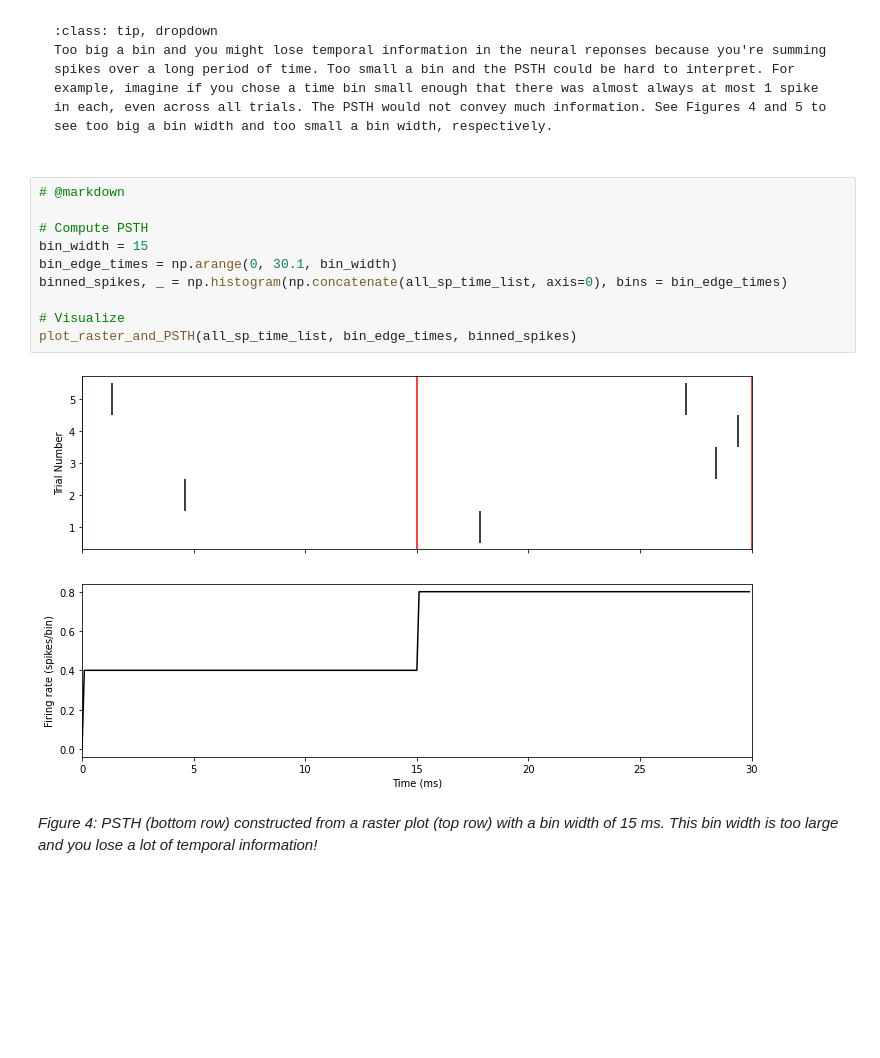
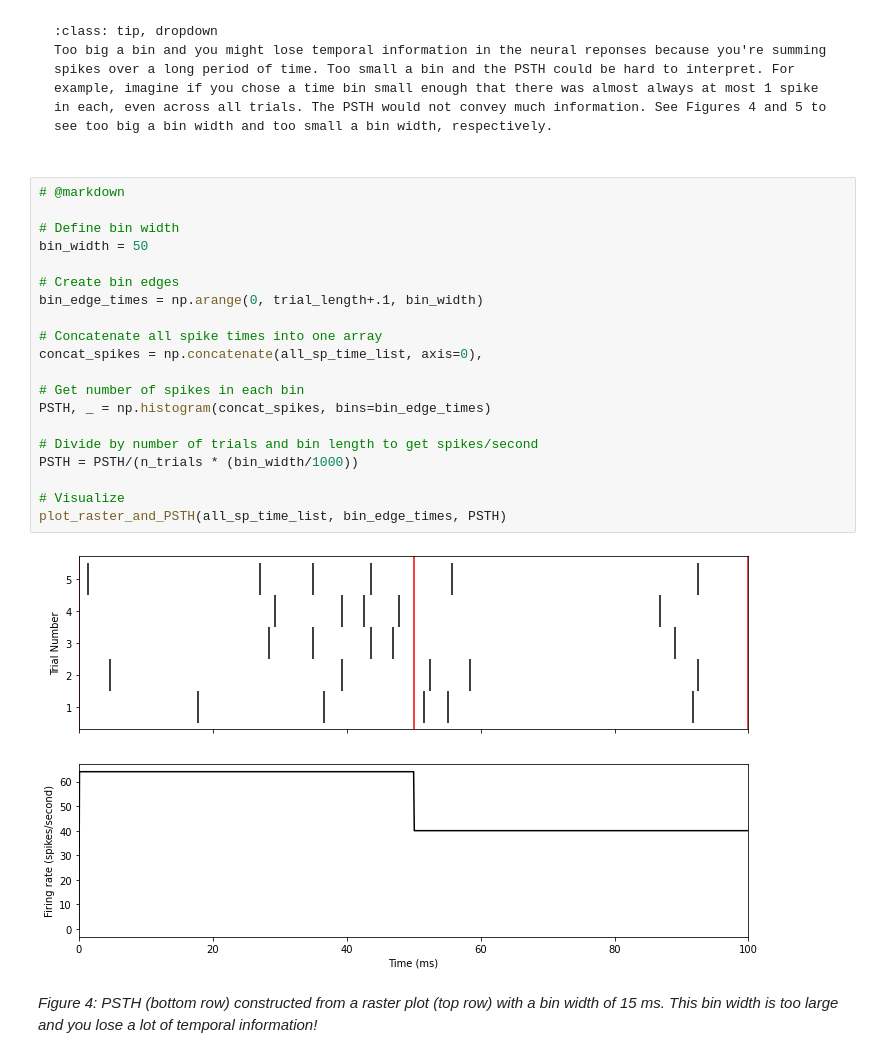
Before and after one commit to ebatty/EncodingDecodingNotes, a Jupyter notebook: _sources/Notes/01_VisualizingNeuralResponses.ipynb, the cells around one changed output. Saved outputs shown, nothing was run; the diff lists cells and outputs as text; blank space fills up the shorter version.

````diff
--- a/_sources/Notes/01_VisualizingNeuralResponses.ipynb
+++ b/_sources/Notes/01_VisualizingNeuralResponses.ipynb
@@ -304,17 +259,27 @@ plot_raster_and_PSTH(all_sp_time_list, bin_edge_times, PSTH)
 ```{admonition} **Stop and think!** What would happen if you choose a bin width that's too big? Too small?
 :class: tip, dropdown
 Too big a bin and you might lose temporal information in the neural reponses because you're summing spikes over a long period of time. Too small a bin and the PSTH could be hard to interpret. For example, imagine if you chose a time bin small enough that there was almost always at most 1 spike in each, even across all trials. The PSTH would not convey much information. See Figures 4 and 5 to see too big a bin width and too small a bin width, respectively.
-# %%
-# @markdown
-
-# Compute PSTH
-bin_width = 15
-bin_edge_times = np.arange(0, 30.1, bin_width)
-binned_spikes, _ = np.histogram(np.concatenate(all_sp_time_list, axis=0), bins = bin_edge_times)
-
-# Visualize
-plot_raster_and_PSTH(all_sp_time_list, bin_edge_times, binned_spikes)
-# %% [output]
-[figure, removed]
+# %%
+# @markdown
+
+# Define bin width
+bin_width = 50
+
+# Create bin edges
+bin_edge_times = np.arange(0, trial_length+.1, bin_width)
+
+# Concatenate all spike times into one array
+concat_spikes = np.concatenate(all_sp_time_list, axis=0),
+
+# Get number of spikes in each bin
+PSTH, _ = np.histogram(concat_spikes, bins=bin_edge_times)
+
+# Divide by number of trials and bin length to get spikes/second
+PSTH = PSTH/(n_trials * (bin_width/1000))
+
+# Visualize
+plot_raster_and_PSTH(all_sp_time_list, bin_edge_times, PSTH)
+# %% [output]
+[figure, added]
 # %% [markdown]
 *Figure 4: PSTH (bottom row) constructed from a raster plot (top row) with a bin width of 15 ms. This bin width is too large and you lose a lot of temporal information!*
````
Also changed, not shown: parts of 6 cells of this notebook, 10 other files.
